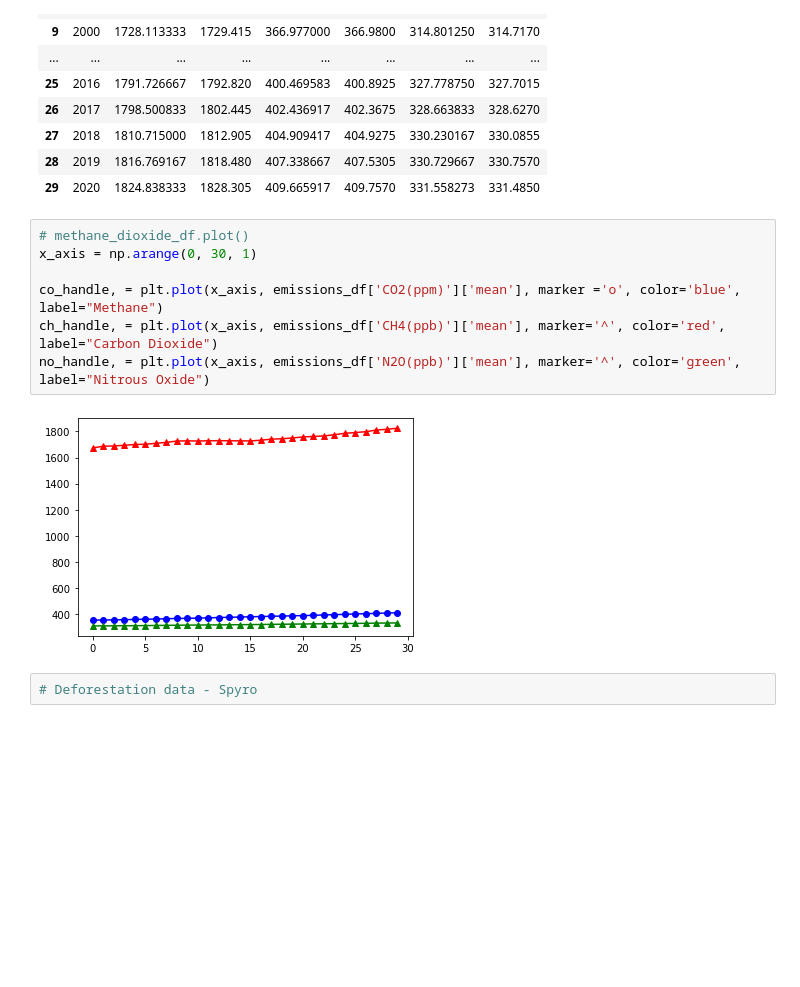
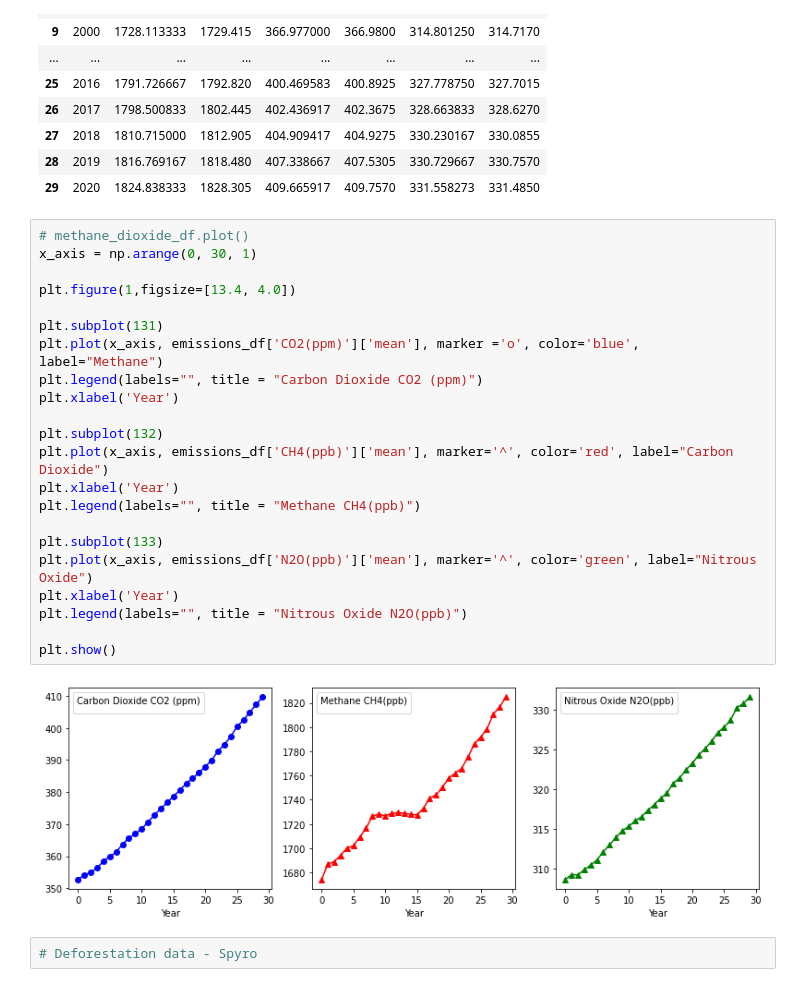
Before and after one commit to thierzon/disney-donut-project, a Jupyter notebook: data.ipynb, the cells around one changed output. Saved outputs shown, nothing was run; the diff lists cells and outputs as text; blank space fills up the shorter version.

Commit message:
Jims Emissions Data with graph

```diff
--- a/data.ipynb
+++ b/data.ipynb
@@ -81,12 +88,27 @@ emissions_df
 # %%
 # methane_dioxide_df.plot()
 x_axis = np.arange(0, 30, 1)
 
-co_handle, = plt.plot(x_axis, emissions_df['CO2(ppm)']['mean'], marker ='o', color='blue', label="Methane")
-ch_handle, = plt.plot(x_axis, emissions_df['CH4(ppb)']['mean'], marker='^', color='red', label="Carbon Dioxide")
-no_handle, = plt.plot(x_axis, emissions_df['N2O(ppb)']['mean'], marker='^', color='green', label="Nitrous Oxide")
+plt.figure(1,figsize=[13.4, 4.0])
+
+plt.subplot(131)
+plt.plot(x_axis, emissions_df['CO2(ppm)']['mean'], marker ='o', color='blue', label="Methane")
+plt.legend(labels="", title = "Carbon Dioxide CO2 (ppm)")
+plt.xlabel('Year')
+
+plt.subplot(132)
+plt.plot(x_axis, emissions_df['CH4(ppb)']['mean'], marker='^', color='red', label="Carbon Dioxide")
+plt.xlabel('Year')
+plt.legend(labels="", title = "Methane CH4(ppb)")
+
+plt.subplot(133)
+plt.plot(x_axis, emissions_df['N2O(ppb)']['mean'], marker='^', color='green', label="Nitrous Oxide")
+plt.xlabel('Year')
+plt.legend(labels="", title = "Nitrous Oxide N2O(ppb)")
+
+plt.show()
 # %% [output]
-[figure, old version]
+[figure, new version]
 # %%
 # Deforestation data - Spyro
 # %%
```
Also changed, not shown: parts of 1 cell of this notebook.
